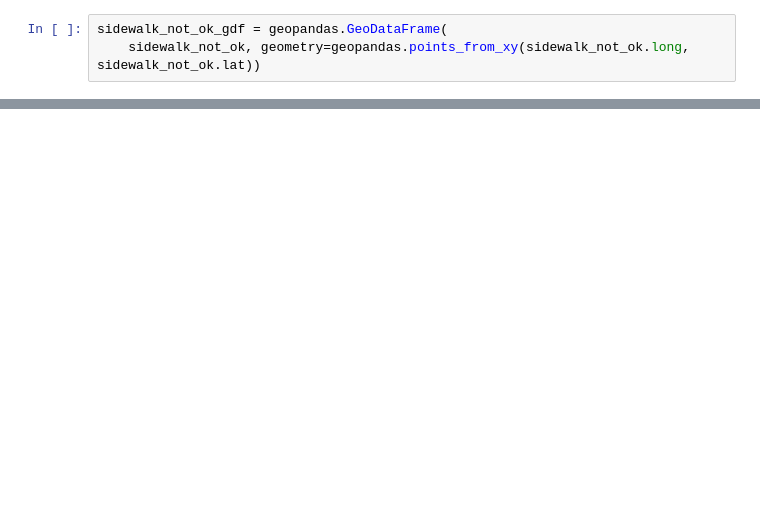
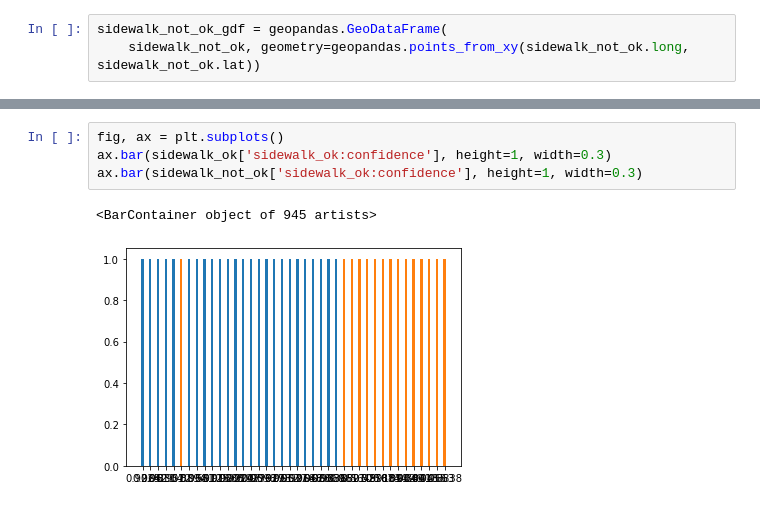
Before and after one commit to nicolacave/capstone_1, a Jupyter notebook: spark_book.ipynb, the cells around one changed output, grey strips where cells are left out. Cells and saved outputs as stored; diff of their text form; blank space fills up the shorter version.

```diff
--- a/spark_book.ipynb
+++ b/spark_book.ipynb
@@ -170,0 +177,7 @@ plt.show()
+# %%
+fig, ax = plt.subplots()
+ax.bar(sidewalk_ok['sidewalk_ok:confidence'], height=1, width=0.3)
+ax.bar(sidewalk_not_ok['sidewalk_ok:confidence'], height=1, width=0.3)
+# %% [output]
+<BarContainer object of 945 artists>
+[figure, added]
```
Also changed, not shown: parts of 2 cells of this notebook.
